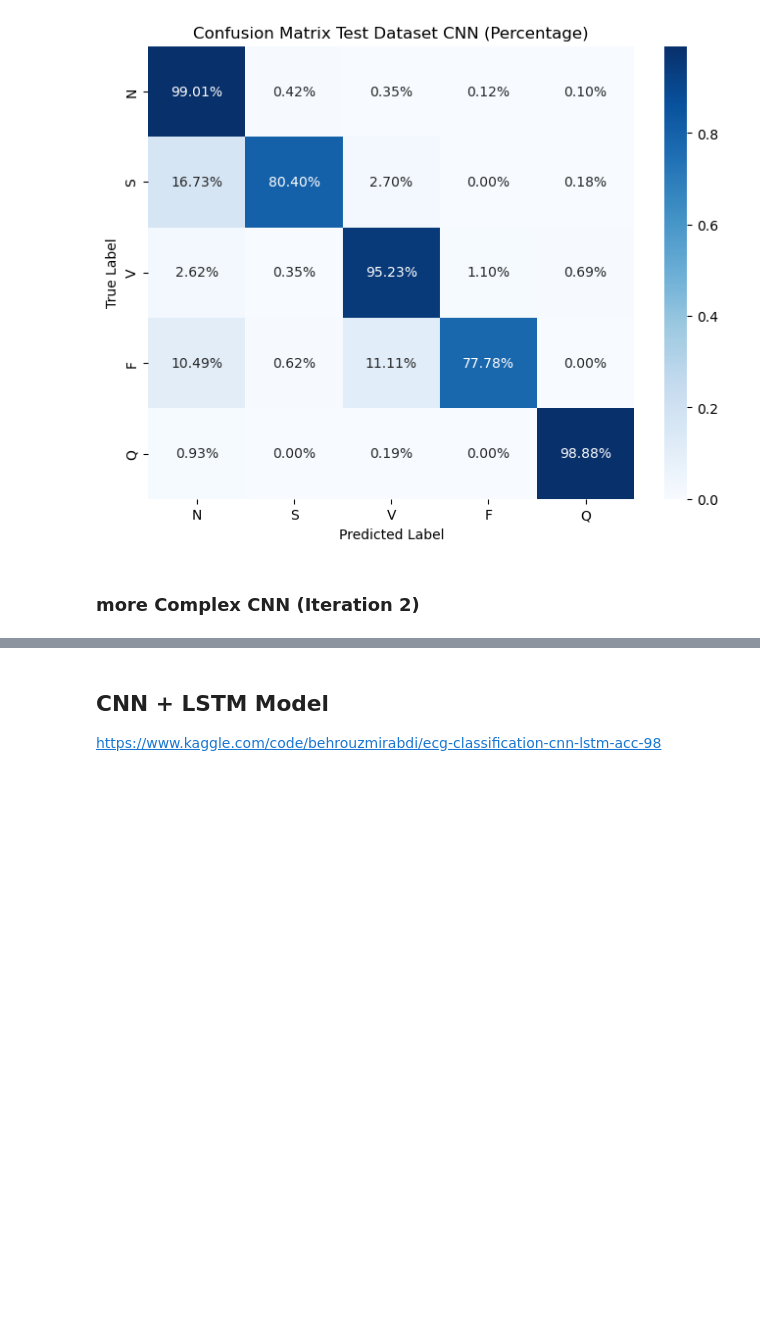
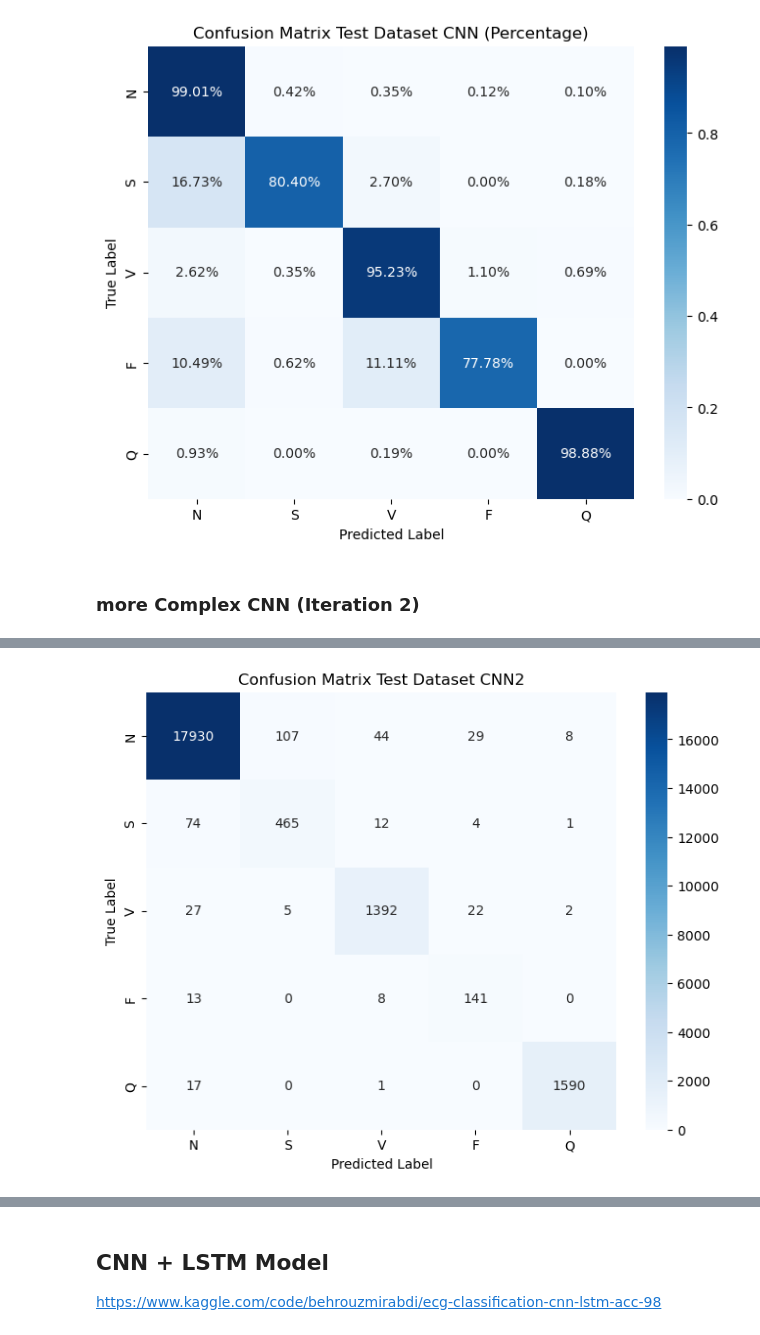
Before and after one commit to RichLewi/ECGClassification, a Jupyter notebook: ECG-Classification-v2.ipynb, the cells around one changed output, grey strips where cells are left out. Saved outputs shown, nothing was run; the diff lists cells and outputs as text; code cells hidden in the pictures; blank space fills up the shorter version.

```diff
--- a/ECG-Classification-v2.ipynb
+++ b/ECG-Classification-v2.ipynb
@@ -672,0 +736,5 @@ cnn_history = cnn_model.fit(
+# %%
+y_pred = np.argmax(cnn_model_it2.predict(x_test), axis=1)
+#y_test = np.argmax(y_test, axis=1)
+
+print(classification_report(y_test, y_pred, digits=4))
@@ -672,0 +754,11 @@ cnn_history = cnn_model.fit(
+# %%
+cm = confusion_matrix(y_test, y_pred)
+
+plt.figure(figsize=(8, 6))
+sns.heatmap(cm, annot=True, fmt='d', cmap='Blues', xticklabels=labels_abbreviation.values(), yticklabels=labels_abbreviation.values())
+plt.xlabel('Predicted Label')
+plt.ylabel('True Label')
+plt.title('Confusion Matrix Test Dataset CNN2')
+plt.show()
+# %% [output]
+[figure, added]
```
Also changed, not shown: parts of 9 cells of this notebook, 15 other files.
